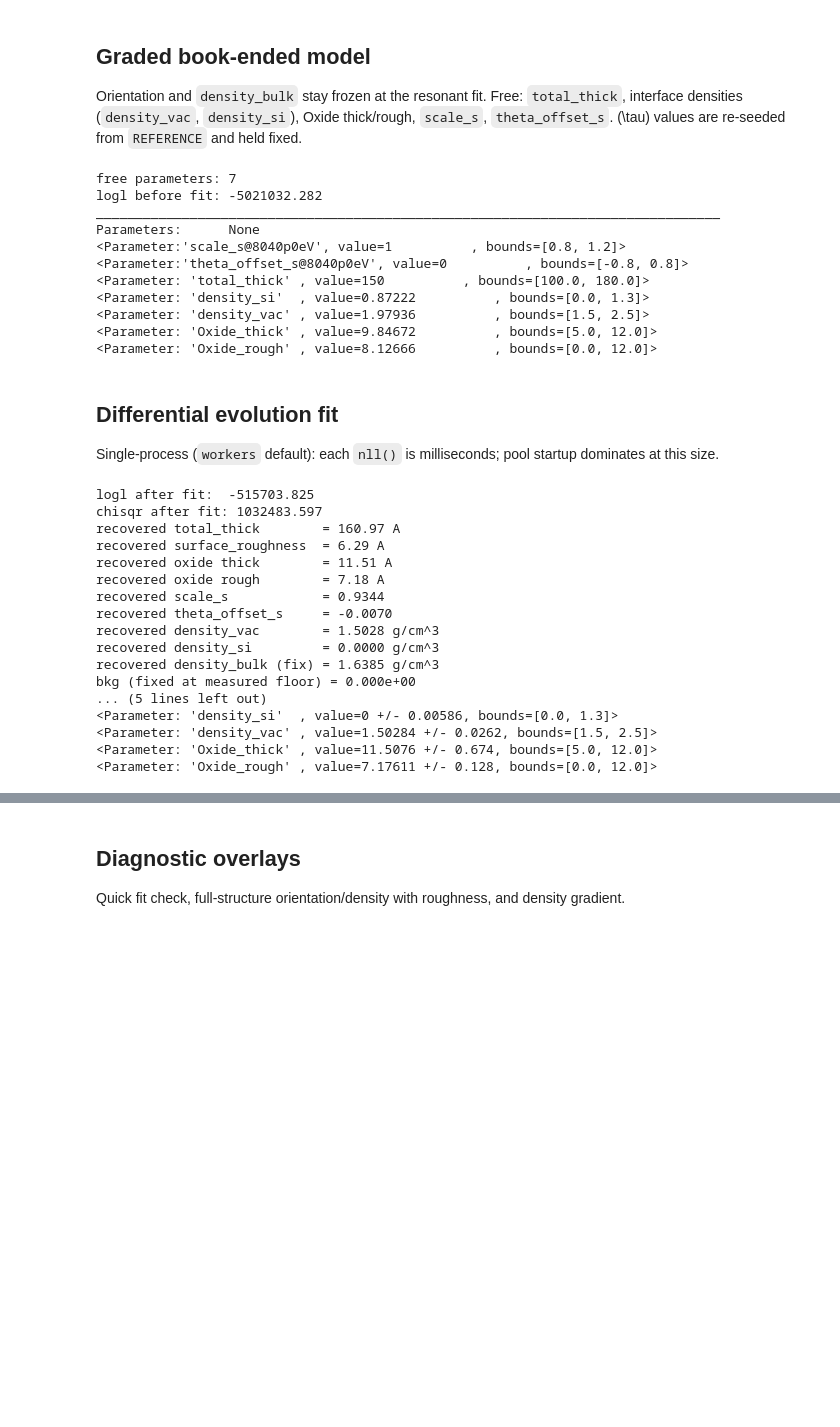
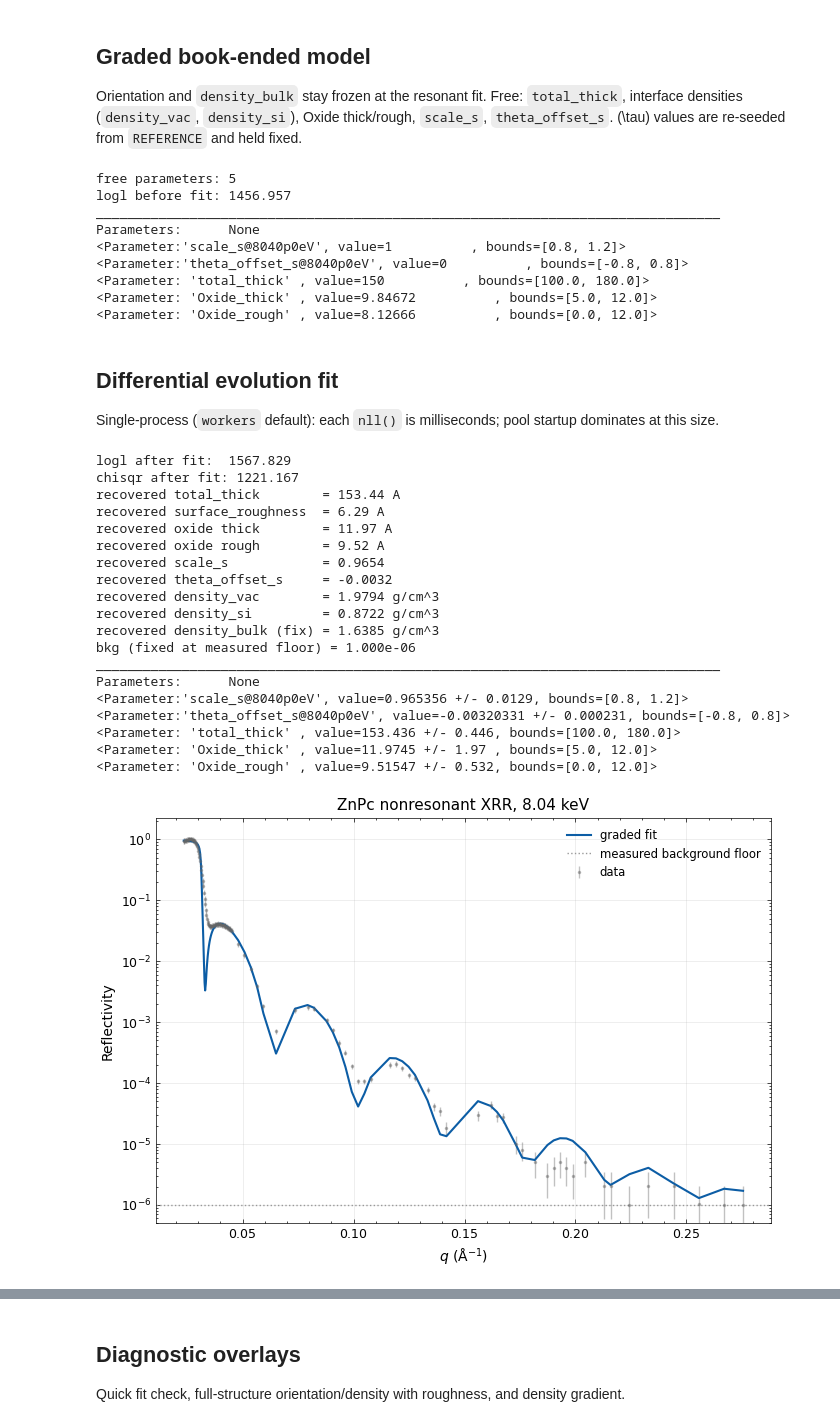
Before and after one commit to WSU-Carbon-Lab/refl-analysis, a Jupyter notebook: notebooks/manuscript/si_10_nonres.ipynb, the cells around one changed output, grey strips where cells are left out. Saved outputs shown, nothing was run; the diff lists cells and outputs as text; code cells hidden in the pictures; blank space fills up the shorter version.

```diff
--- a/notebooks/manuscript/si_10_nonres.ipynb
+++ b/notebooks/manuscript/si_10_nonres.ipynb
@@ -188,14 +193,15 @@ graded_structure = (
 )
 
 graded_model = ReflectModel(graded_structure, parallel=False)
+graded_model.bkg.at(ENERGY_EV).value = 1e-6
 graded_film.total_thick.setp(value=150, vary=True, bounds=(100, 180))
 graded_film.surface_roughness.setp(
     value=REFERENCE["surface_rough"], vary=False, bounds=BOUNDS["surface_roughness"]
 )
 graded_film.tau_vac.setp(value=REFERENCE["surface_thick"], vary=False)
 graded_film.tau_si.setp(value=REFERENCE["interface_thick"], vary=False)
-graded_film.density_vac.setp(vary=True, bounds=BOUNDS["density_vac"])
-graded_film.density_si.setp(vary=True, bounds=BOUNDS["density_si"])
+graded_film.density_vac.setp(vary=False, bounds=BOUNDS["density_vac"])
+graded_film.density_si.setp(vary=False, bounds=BOUNDS["density_si"])
 graded_film.density_bulk.vary = False
 
 oxide_slab = graded_structure.slab("Oxide")
@@ -210,21 +216,19 @@ substrate_slab.sld.density.value = REFERENCE["substrate_rho"]
 freeze_instrumentation(graded_model)
 
 graded_objective = Objective(
-    graded_model, dataset, transform=Transform("logY"), nc_constraint=True
+    graded_model, dataset, transform=Transform("YX4"), nc_constraint=True
 )
 print(f"free parameters: {len(graded_objective.varying_parameters())}")
 print(f"logl before fit: {graded_objective.logl():.3f}")
 print(graded_objective.varying_parameters())
 # %% [output]
-free parameters: 7
-logl before fit: -5021032.282
+free parameters: 5
+logl before fit: 1456.957
 ________________________________________________________________________________
 Parameters:      None
 <Parameter:'scale_s@8040p0eV', value=1          , bounds=[0.8, 1.2]>
 <Parameter:'theta_offset_s@8040p0eV', value=0          , bounds=[-0.8, 0.8]>
 <Parameter: 'total_thick' , value=150          , bounds=[100.0, 180.0]>
-<Parameter: 'density_si'  , value=0.87222          , bounds=[0.0, 1.3]>
-<Parameter: 'density_vac' , value=1.97936          , bounds=[1.5, 2.5]>
 <Parameter: 'Oxide_thick' , value=9.84672          , bounds=[5.0, 12.0]>
 <Parameter: 'Oxide_rough' , value=8.12666          , bounds=[0.0, 12.0]>
 # %% [markdown]
@@ -234,38 +238,60 @@ Single-process (`workers` default): each `nll()` is milliseconds; pool startup d
 # %%
 CurveFitter(graded_objective).fit(
     method="differential_evolution", popsize=30, polish=True, seed=1
 )
 print(f"logl after fit:  {graded_objective.logl():.3f}")
 print(f"chisqr after fit: {graded_objective.chisqr():.3f}")
 print(f"recovered total_thick        = {graded_film.total_thick.value:.2f} A")
 print(f"recovered surface_roughness  = {graded_film.surface_roughness.value:.2f} A")
 print(f"recovered oxide thick        = {oxide_slab.thick.value:.2f} A")
 print(f"recovered oxide rough        = {oxide_slab.rough.value:.2f} A")
 print(f"recovered scale_s            = {graded_model.scale_s.at(ENERGY_EV).value:.4f}")
 print(
     f"recovered theta_offset_s     = "
     f"{graded_model.theta_offset_s.at(ENERGY_EV).value:.4f}"
 )
 print(f"recovered density_vac        = {graded_film.density_vac.value:.4f} g/cm^3")
 print(f"recovered density_si         = {graded_film.density_si.value:.4f} g/cm^3")
 print(f"recovered density_bulk (fix) = {graded_film.density_bulk.value:.4f} g/cm^3")
 print(f"bkg (fixed at measured floor) = {graded_model.bkg.at(ENERGY_EV).value:.3e}")
 print(graded_objective.varying_parameters())
+
+z_grad_before = graded_model.structure.depth_grid(num_points=4000, pad=60.0)
+_, density_before = graded_model.structure.density_profile_at(
+    z_grad_before, roughness=True
+)
+
+r_graded = graded_model(q, ENERGY_EV).s
+
+fig, ax = plt.subplots(figsize=(7, 5))
+ax.errorbar(q, r, yerr=r_err, fmt=".", ms=3, alpha=0.4, color="0.4", label="data")
+ax.plot(q, r_graded, color="C0", lw=1.5, label="graded fit")
+ax.axhline(BKG_ESTIMATE, color="0.6", ls=":", lw=1, label="measured background floor")
+ax.set_yscale("log")
+ax.set_xlabel(r"$q$ ($\mathrm{\AA}^{-1}$)")
+ax.set_ylabel("Reflectivity")
+ax.legend(fontsize="small")
+ax.set_title(f"ZnPc nonresonant XRR, {ENERGY_EV / 1000:.2f} keV")
+fig.tight_layout()
+plt.show()
 # %% [output]
-logl after fit:  -515703.825
-chisqr after fit: 1032483.597
-recovered total_thick        = 160.97 A
+logl after fit:  1567.829
+chisqr after fit: 1221.167
+recovered total_thick        = 153.44 A
 recovered surface_roughness  = 6.29 A
-recovered oxide thick        = 11.51 A
-recovered oxide rough        = 7.18 A
-recovered scale_s            = 0.9344
-recovered theta_offset_s     = -0.0070
-recovered density_vac        = 1.5028 g/cm^3
-recovered density_si         = 0.0000 g/cm^3
+recovered oxide thick        = 11.97 A
+recovered oxide rough        = 9.52 A
+recovered scale_s            = 0.9654
+recovered theta_offset_s     = -0.0032
+recovered density_vac        = 1.9794 g/cm^3
+recovered density_si         = 0.8722 g/cm^3
 recovered density_bulk (fix) = 1.6385 g/cm^3
-bkg (fixed at measured floor) = 0.000e+00
-... (5 lines left out)
-<Parameter: 'density_si'  , value=0 +/- 0.00586, bounds=[0.0, 1.3]>
-<Parameter: 'density_vac' , value=1.50284 +/- 0.0262, bounds=[1.5, 2.5]>
-<Parameter: 'Oxide_thick' , value=11.5076 +/- 0.674, bounds=[5.0, 12.0]>
-<Parameter: 'Oxide_rough' , value=7.17611 +/- 0.128, bounds=[0.0, 12.0]>
+bkg (fixed at measured floor) = 1.000e-06
+________________________________________________________________________________
+Parameters:      None
+<Parameter:'scale_s@8040p0eV', value=0.965356 +/- 0.0129, bounds=[0.8, 1.2]>
+<Parameter:'theta_offset_s@8040p0eV', value=-0.00320331 +/- 0.000231, bounds=[-0.8, 0.8]>
+<Parameter: 'total_thick' , value=153.436 +/- 0.446, bounds=[100.0, 180.0]>
+<Parameter: 'Oxide_thick' , value=11.9745 +/- 1.97 , bounds=[5.0, 12.0]>
+<Parameter: 'Oxide_rough' , value=9.51547 +/- 0.532, bounds=[0.0, 12.0]>
+[figure, added]
```
Also changed, not shown: parts of 12 cells of this notebook, 39 other files.
